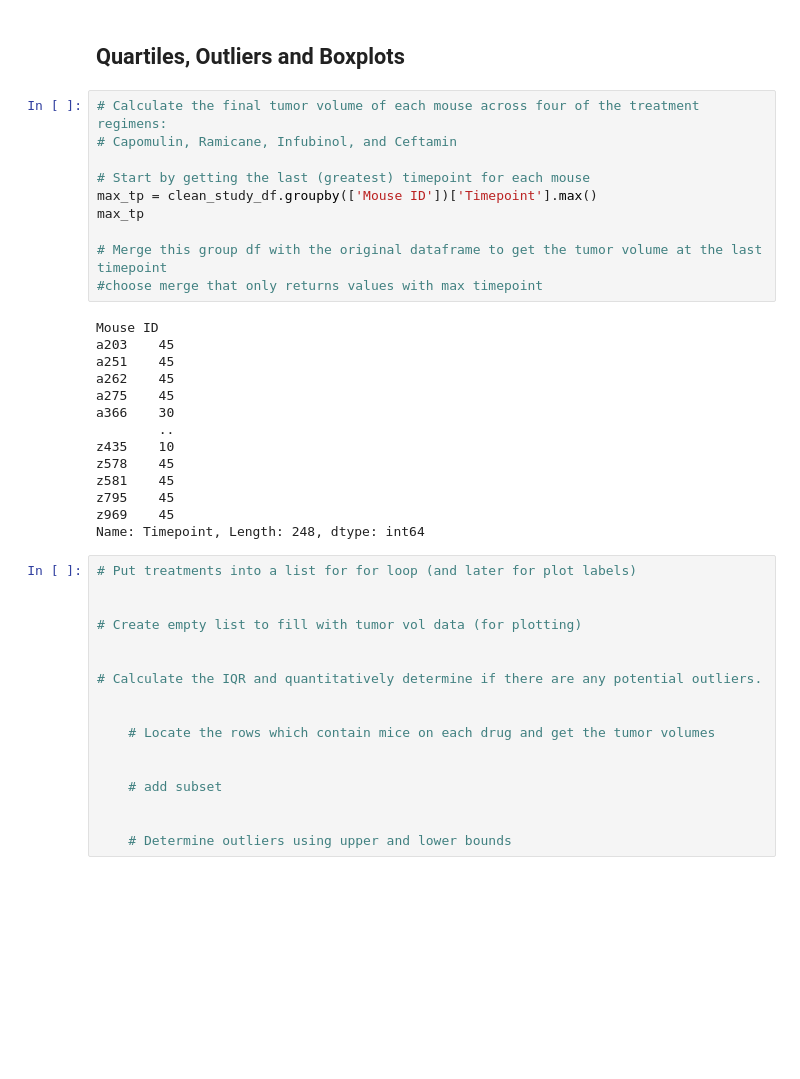
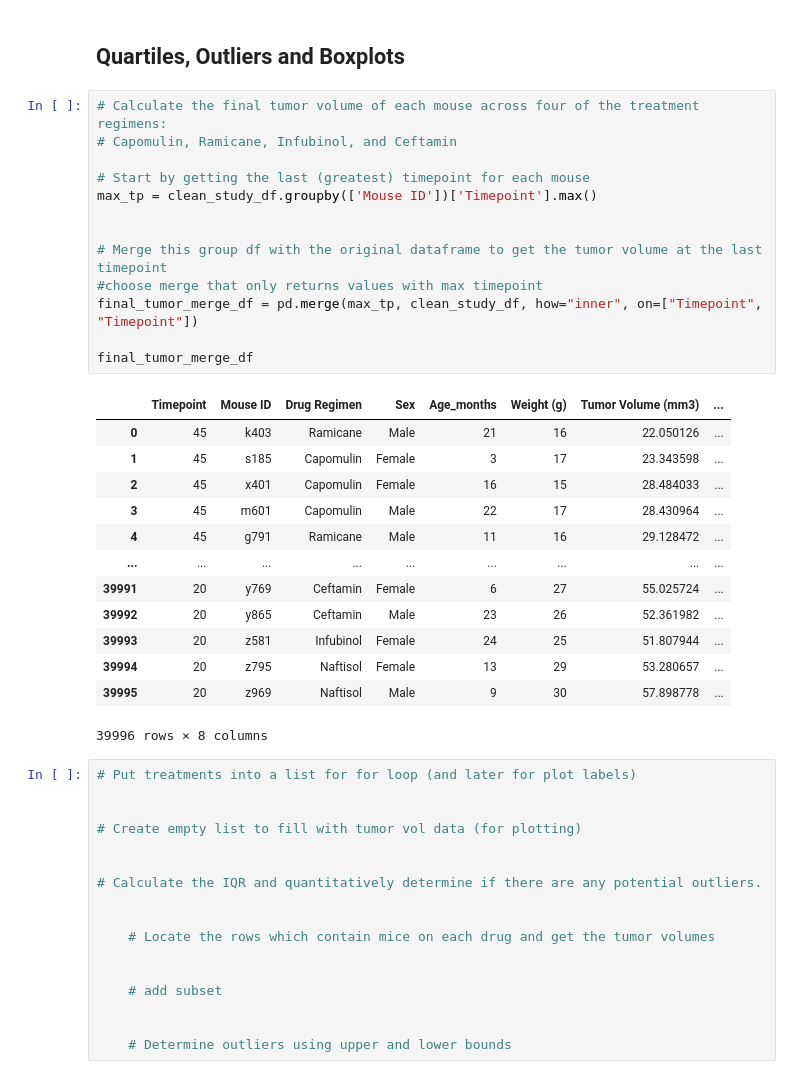
Before and after one commit to gigilynne/MatplotlibChallenge, a Jupyter notebook: pymaceuticals_analysis.ipynb, the cells around one changed output. Saved outputs shown, nothing was run; the diff lists cells and outputs as text; blank space fills up the shorter version.

```diff
--- a/pymaceuticals_analysis.ipynb
+++ b/pymaceuticals_analysis.ipynb
@@ -454,27 +454,30 @@ plt.show()
 # %%
 # Calculate the final tumor volume of each mouse across four of the treatment regimens:
 # Capomulin, Ramicane, Infubinol, and Ceftamin
 
 # Start by getting the last (greatest) timepoint for each mouse
 max_tp = clean_study_df.groupby(['Mouse ID'])['Timepoint'].max()
-max_tp
+
 
 # Merge this group df with the original dataframe to get the tumor volume at the last timepoint
 #choose merge that only returns values with max timepoint
+final_tumor_merge_df = pd.merge(max_tp, clean_study_df, how="inner", on=["Timepoint", "Timepoint"])
+
+final_tumor_merge_df
 # %% [output]
+|  | Timepoint | Mouse ID | Drug Regimen | Sex | Age_months | Weight (g) | Tumor Volume (mm3) | ... |
+| 0 | 45 | k403 | Ramicane | Male | 21 | 16 | 22.050126 | ... |
+| 1 | 45 | s185 | Capomulin | Female | 3 | 17 | 23.343598 | ... |
+| 2 | 45 | x401 | Capomulin | Female | 16 | 15 | 28.484033 | ... |
+| 3 | 45 | m601 | Capomulin | Male | 22 | 17 | 28.430964 | ... |
+| 4 | 45 | g791 | Ramicane | Male | 11 | 16 | 29.128472 | ... |
+| ... | ... | ... | ... | ... | ... | ... | ... | ... |
+| 39991 | 20 | y769 | Ceftamin | Female | 6 | 27 | 55.025724 | ... |
+| 39992 | 20 | y865 | Ceftamin | Male | 23 | 26 | 52.361982 | ... |
+| 39993 | 20 | z581 | Infubinol | Female | 24 | 25 | 51.807944 | ... |
+| 39994 | 20 | z795 | Naftisol | Female | 13 | 29 | 53.280657 | ... |
+| 39995 | 20 | z969 | Naftisol | Male | 9 | 30 | 57.898778 | ... |
-Mouse ID
-a203    45
-a251    45
-a262    45
-a275    45
-a366    30
-        ..
-z435    10
-z578    45
-z581    45
-z795    45
-z969    45
-Name: Timepoint, Length: 248, dtype: int64
+39996 rows × 8 columns
 # %%
 # Put treatments into a list for for loop (and later for plot labels)
 
```
